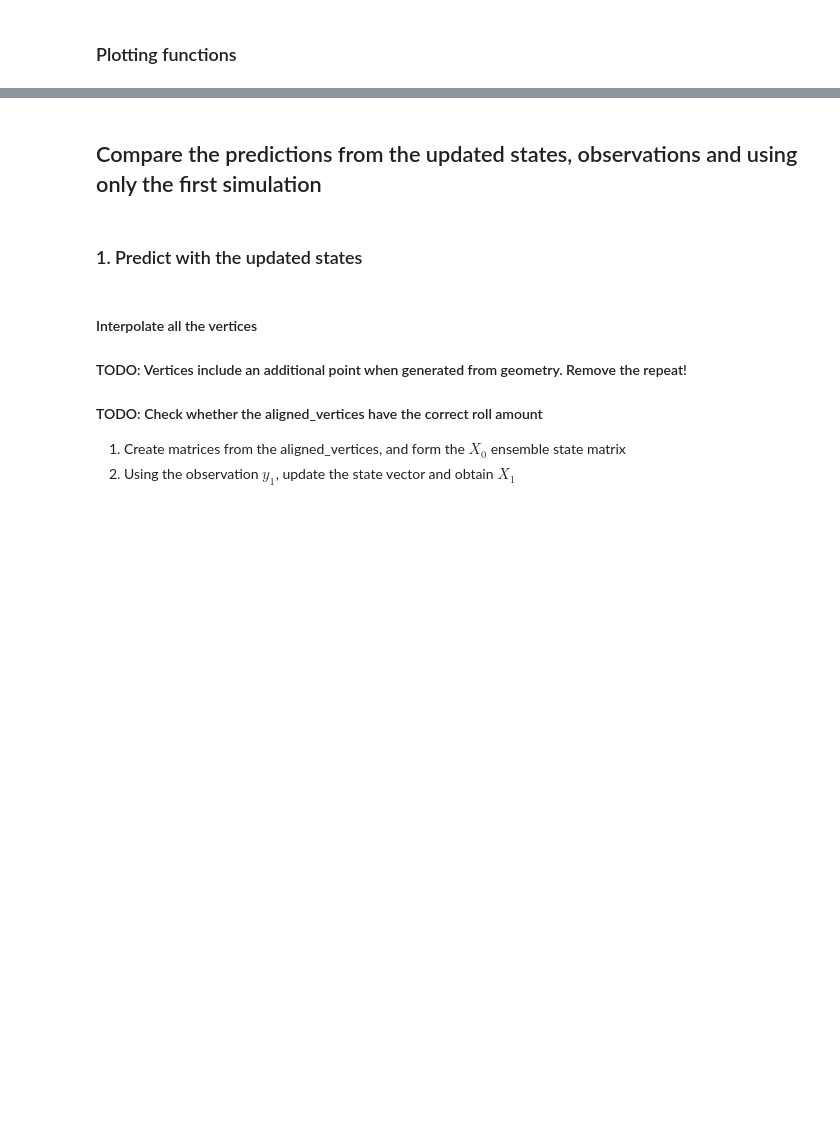
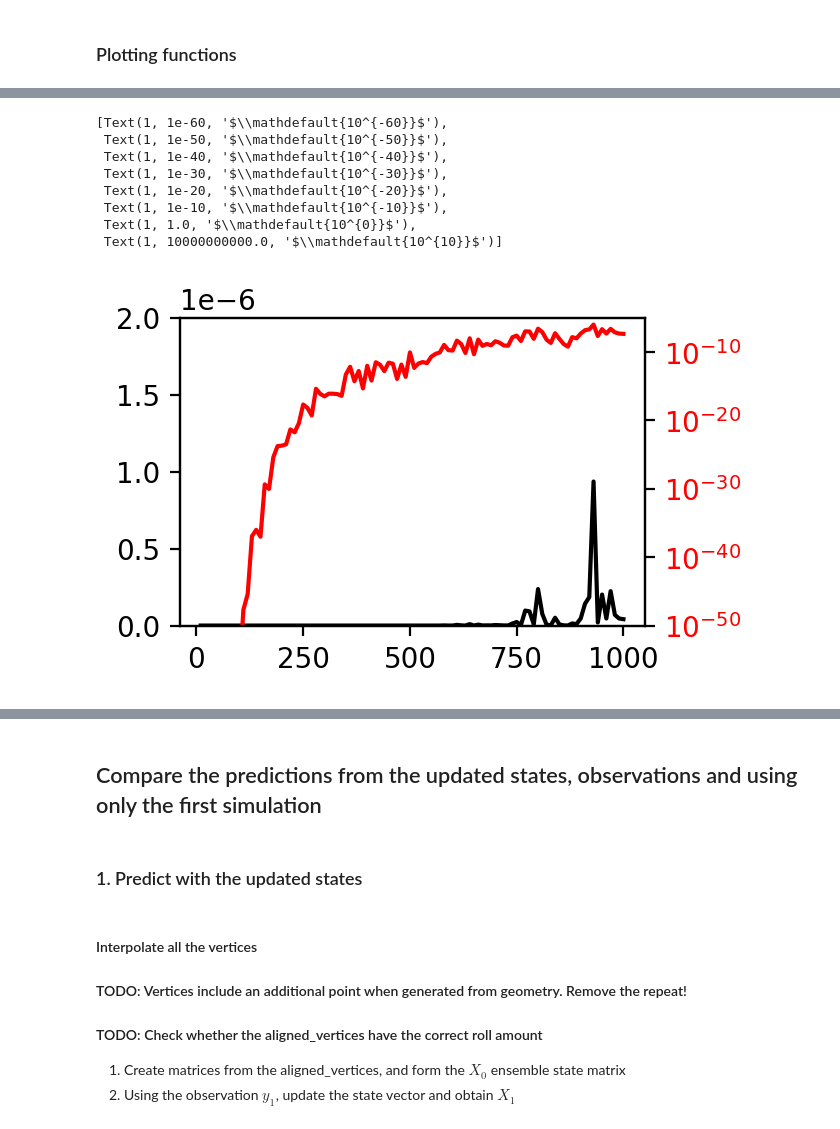
Before and after one commit to tolgacaglar/farsite-devAPI, a Jupyter notebook: src/Ensemble Kalman Filter Workflow_test.ipynb, the cells around one changed output, grey strips where cells are left out. Cells and saved outputs as stored; diff of their text form; code cells hidden in the pictures; blank space fills up the shorter version.

```diff
--- a/src/Ensemble Kalman Filter Workflow_test.ipynb
+++ b/src/Ensemble Kalman Filter Workflow_test.ipynb
@@ -569,0 +614,19 @@ ax.set_aspect('equal')
+# %%
+%%time
+
+N = 100
+sigma = 50
+
+srange = np.arange(10,1001, 10)
+detlst = []
+
+time_estimator = TimeEstimator(len(srange))
+for i, s in enumerate(srange):
+    print(time_estimator.info_str(i), end='\r', flush=True)
+
+    mat = np.random.randn(N,s)*50
+    P_mat = np.matmul(mat, mat.T)/(nsamples-1)
+    P_mat = P_mat/P_mat.max()
+
+    detlst.append(np.linalg.det(P_mat))
+# P_mat
@@ -569,0 +636,20 @@ ax.set_aspect('equal')
+# %%
+fig, ax = plt.subplots(1,1, figsize=(3,2), dpi=200)
+ax.plot(srange, detlst, 'k')
+ax.set_ylim(0, 2e-6)
+
+ax2 = ax.twinx()
+
+ax2.semilogy(srange, detlst, 'r')
+ax2.set_ylim(1e-50, 1e-5)
+ax2.set_yticklabels(ax2.get_yticklabels(), color='red')
+# %% [output]
+[Text(1, 1e-60, '$\\mathdefault{10^{-60}}$'),
+ Text(1, 1e-50, '$\\mathdefault{10^{-50}}$'),
+ Text(1, 1e-40, '$\\mathdefault{10^{-40}}$'),
+ Text(1, 1e-30, '$\\mathdefault{10^{-30}}$'),
+ Text(1, 1e-20, '$\\mathdefault{10^{-20}}$'),
+ Text(1, 1e-10, '$\\mathdefault{10^{-10}}$'),
+ Text(1, 1.0, '$\\mathdefault{10^{0}}$'),
+ Text(1, 10000000000.0, '$\\mathdefault{10^{10}}$')]
+[figure, added]
```
Also changed, not shown: parts of 15 cells of this notebook, 2 other files.
